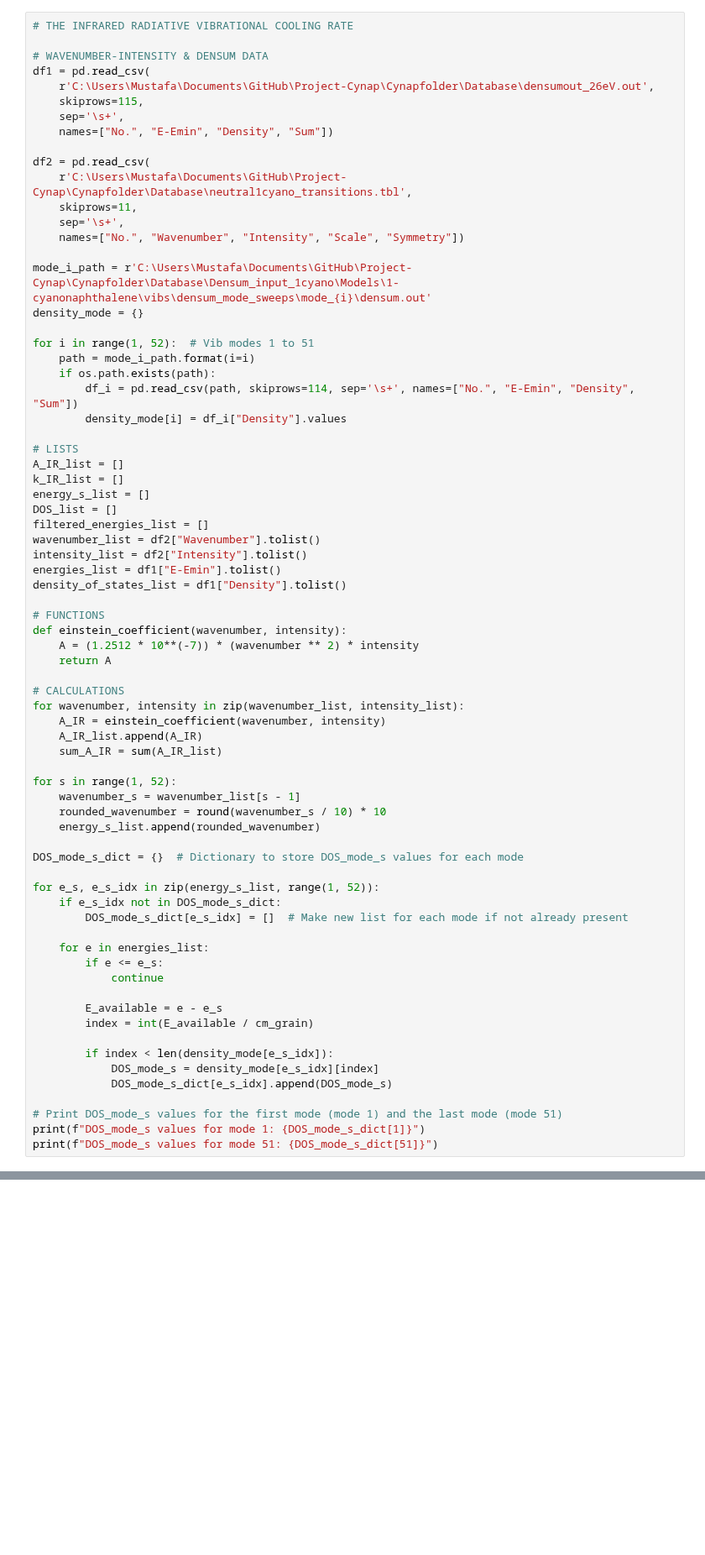
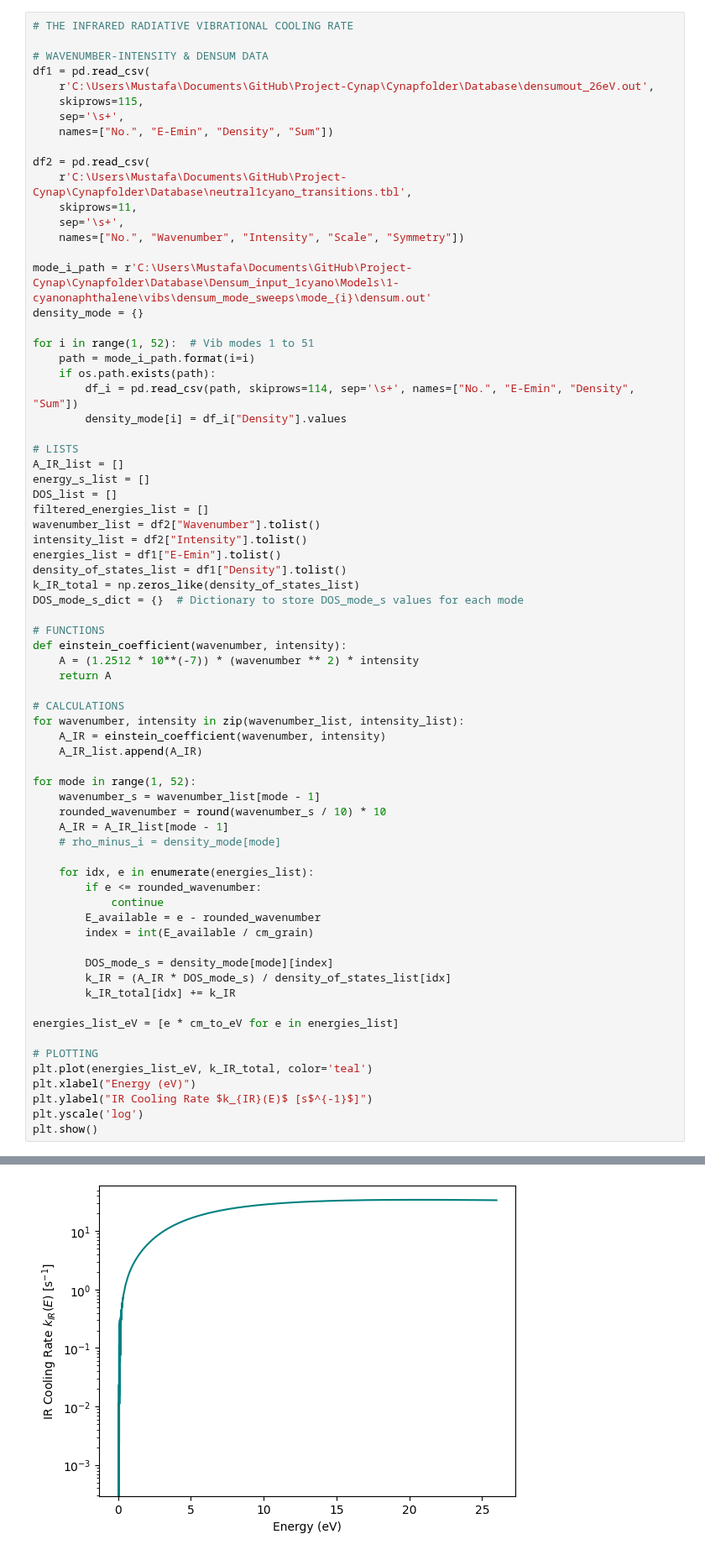
Before and after one commit to mustafa9812/Project-Cynap, a Jupyter notebook: Cynapfolder/calculations.ipynb, the cells around one changed output, grey strips where cells are left out. Shown at 84% size. Drawn from its saved outputs; the diff is of its cells as text; blank space fills up the shorter version.

```diff
--- a/Cynapfolder/calculations.ipynb
+++ b/Cynapfolder/calculations.ipynb
@@ -465,7 +462,6 @@ for i in range(1, 52):  # Vib modes 1 to 51
 
 # LISTS
 A_IR_list = []
-k_IR_list = []
 energy_s_list = []
 DOS_list = []
 filtered_energies_list = []
@@ -473,6 +469,8 @@ wavenumber_list = df2["Wavenumber"].tolist()
 intensity_list = df2["Intensity"].tolist()
 energies_list = df1["E-Emin"].tolist()
 density_of_states_list = df1["Density"].tolist()
+k_IR_total = np.zeros_like(density_of_states_list)
+DOS_mode_s_dict = {}  # Dictionary to store DOS_mode_s values for each mode
 
 # FUNCTIONS
 def einstein_coefficient(wavenumber, intensity):
@@ -483,31 +481,29 @@ def einstein_coefficient(wavenumber, intensity):
 for wavenumber, intensity in zip(wavenumber_list, intensity_list):
     A_IR = einstein_coefficient(wavenumber, intensity)
     A_IR_list.append(A_IR)
-    sum_A_IR = sum(A_IR_list)
 
-for s in range(1, 52):
-    wavenumber_s = wavenumber_list[s - 1]
+for mode in range(1, 52):
+    wavenumber_s = wavenumber_list[mode - 1]
     rounded_wavenumber = round(wavenumber_s / 10) * 10
-    energy_s_list.append(rounded_wavenumber)
+    A_IR = A_IR_list[mode - 1]
+    # rho_minus_i = density_mode[mode]
 
-DOS_mode_s_dict = {}  # Dictionary to store DOS_mode_s values for each mode
-
-for e_s, e_s_idx in zip(energy_s_list, range(1, 52)):
-    if e_s_idx not in DOS_mode_s_dict:
-        DOS_mode_s_dict[e_s_idx] = []  # Make new list for each mode if not already present
-
-    for e in energies_list:
-        if e <= e_s:
+    for idx, e in enumerate(energies_list):
+        if e <= rounded_wavenumber:
             continue
-
-        E_available = e - e_s
+        E_available = e - rounded_wavenumber
         index = int(E_available / cm_grain)
 
-        if index < len(density_mode[e_s_idx]):
-            DOS_mode_s = density_mode[e_s_idx][index]
-            DOS_mode_s_dict[e_s_idx].append(DOS_mode_s)
+        DOS_mode_s = density_mode[mode][index]
+        k_IR = (A_IR * DOS_mode_s) / density_of_states_list[idx]
+        k_IR_total[idx] += k_IR
 
-# Print DOS_mode_s values for the first mode (mode 1) and the last mode (mode 51)
-print(f"DOS_mode_s values for mode 1: {DOS_mode_s_dict[1]}")
-print(f"DOS_mode_s values for mode 51: {DOS_mode_s_dict[51]}")
+energies_list_eV = [e * cm_to_eV for e in energies_list]
+
+# PLOTTING
+plt.plot(energies_list_eV, k_IR_total, color='teal')
+plt.xlabel("Energy (eV)")
+plt.ylabel("IR Cooling Rate $k_{IR}(E)$ [s$^{-1}$]")
+plt.yscale('log')
+plt.show()
 # %% [output]
@@ -515 +510,2 @@ DOS_mode_s values for mode 1: [np.float64(0.0), np.float64(0.0), np.float64(0.0)
+[figure, added]
 # %%
```
Also changed, not shown: parts of 6 cells of this notebook.
